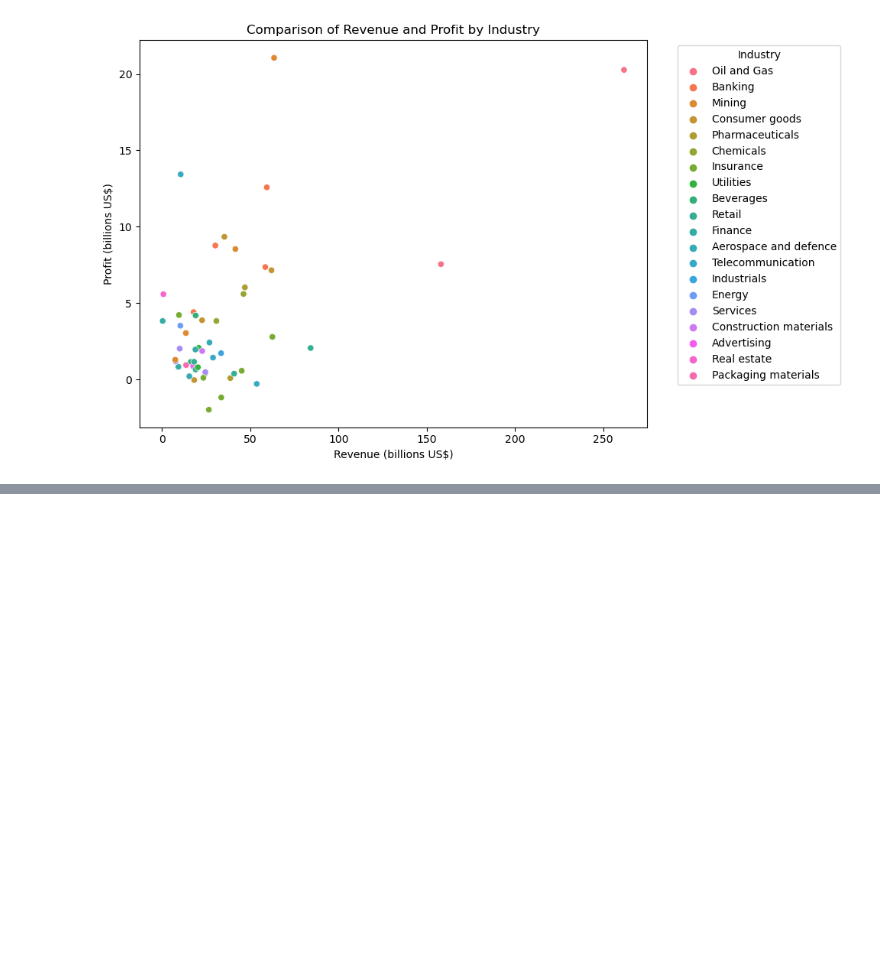
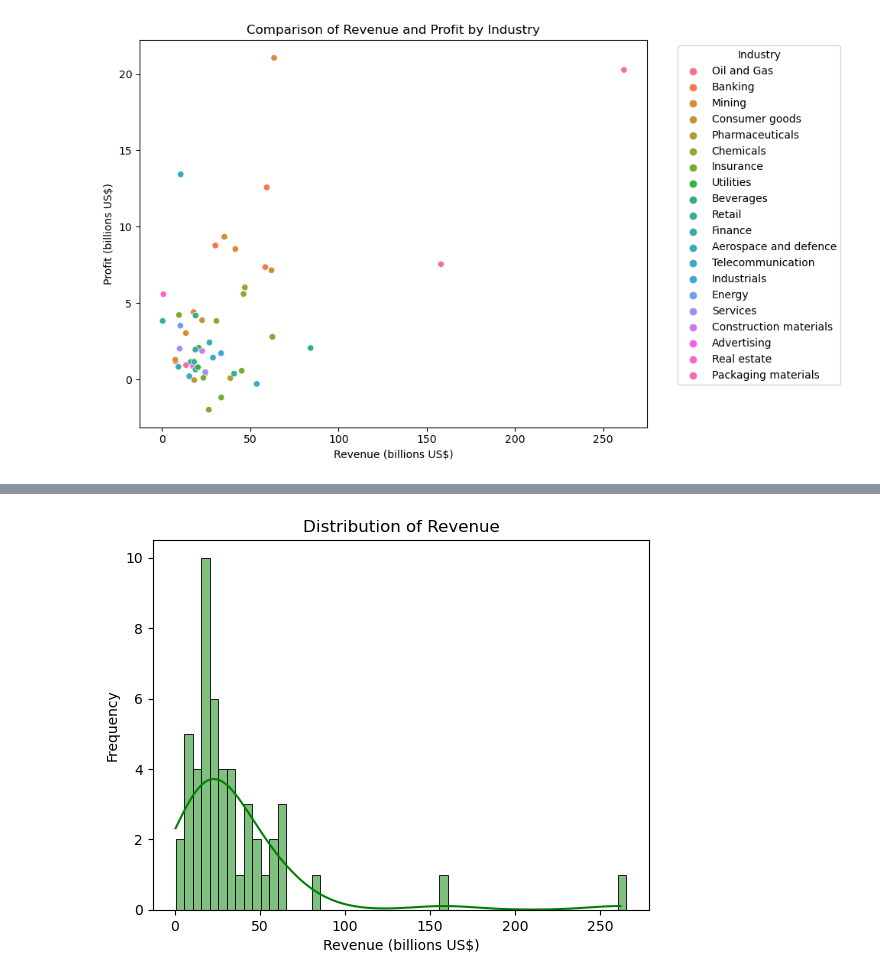
Before and after one commit to Hari-Gupta145/Largest-companies-in-the-UK, a Jupyter notebook: modeling_data.ipynb, the cells around one changed output, grey strips where cells are left out. Cells and saved outputs as stored; diff of their text form; code cells hidden in the pictures; blank space fills up the shorter version.

Commit message:
changed histplot width

```diff
--- a/modeling_data.ipynb
+++ b/modeling_data.ipynb
@@ -182,0 +139,8 @@ plt.show()
+# %%
+sns.histplot(company_data['Revenue(billions US$)'], binwidth=5, kde = True, color = 'green')
+plt.title('Distribution of Revenue')
+plt.xlabel('Revenue (billions US$)')
+plt.ylabel('Frequency')
+plt.show()
+# %% [output]
+[figure, added]
```
Also changed, not shown: parts of 12 cells of this notebook.
